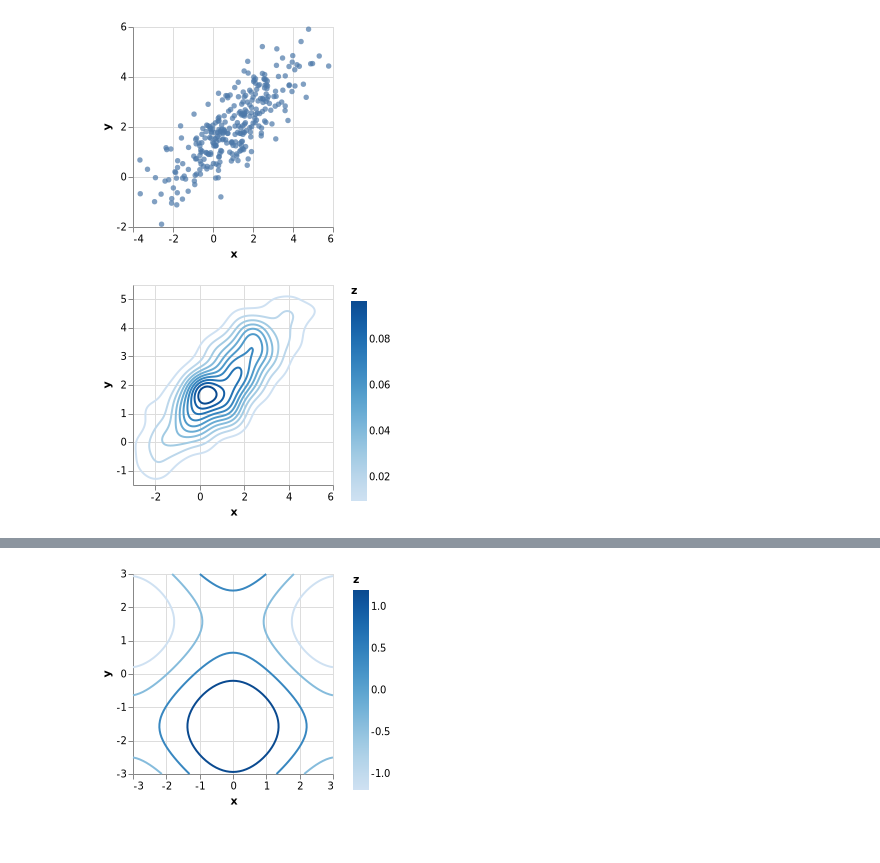
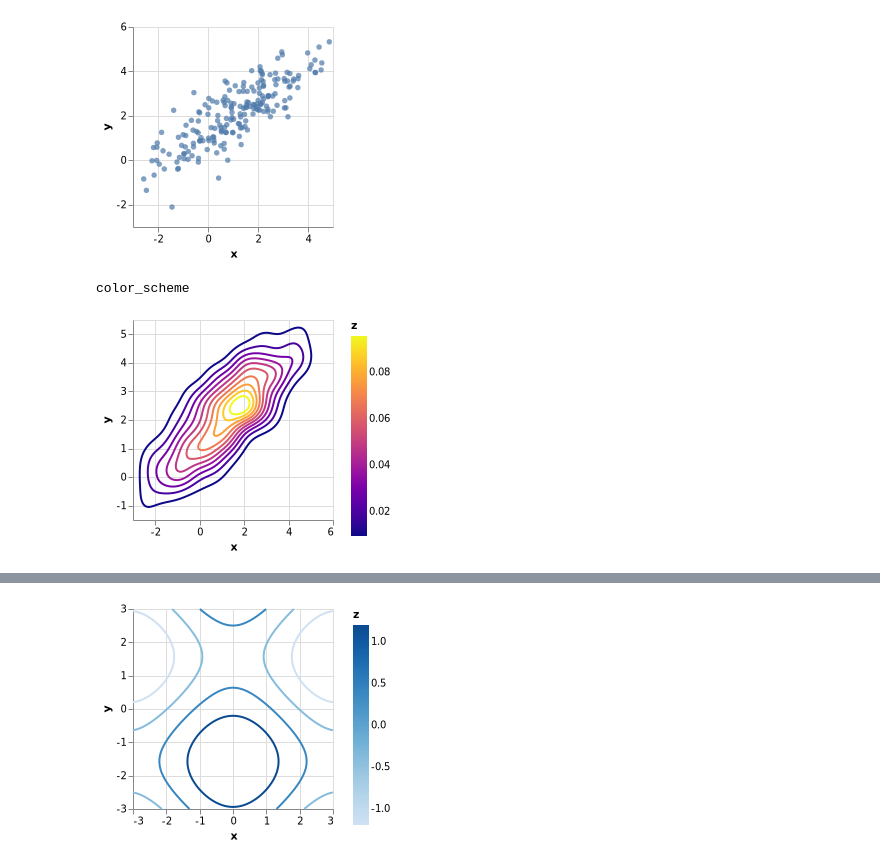
Before and after one commit to queryverse/QuickVega.jl, a Jupyter notebook: sandbox/Contour_Plot.ipynb, the cells around one changed output, grey strips where cells are left out. Cells and saved outputs as stored; diff of their text form; code cells hidden in the pictures.

```diff
--- a/sandbox/Contour_Plot.ipynb
+++ b/sandbox/Contour_Plot.ipynb
@@ -12,11 +10,12 @@ using Setfield
 Σ = [3.0 2.0;
      2.0 2.0]
 d = Distributions.MultivariateNormal(μ,Σ)
-samples = rand(d,300)';
+samples = rand(d,200)';
 QuickVega.scatterplot(samples)
 # %% [output]
-[figure, old version]
+[figure, new version]
 # %%
-contourplot(samples[:,1],samples[:,2])
+contourplot(samples[:,1],samples[:,2],color_scheme="plasma")
 # %% [output]
+color_scheme
-[figure, old version]
+[figure, new version]
```
Also changed, not shown: parts of 4 cells of this notebook, 9 other files.
